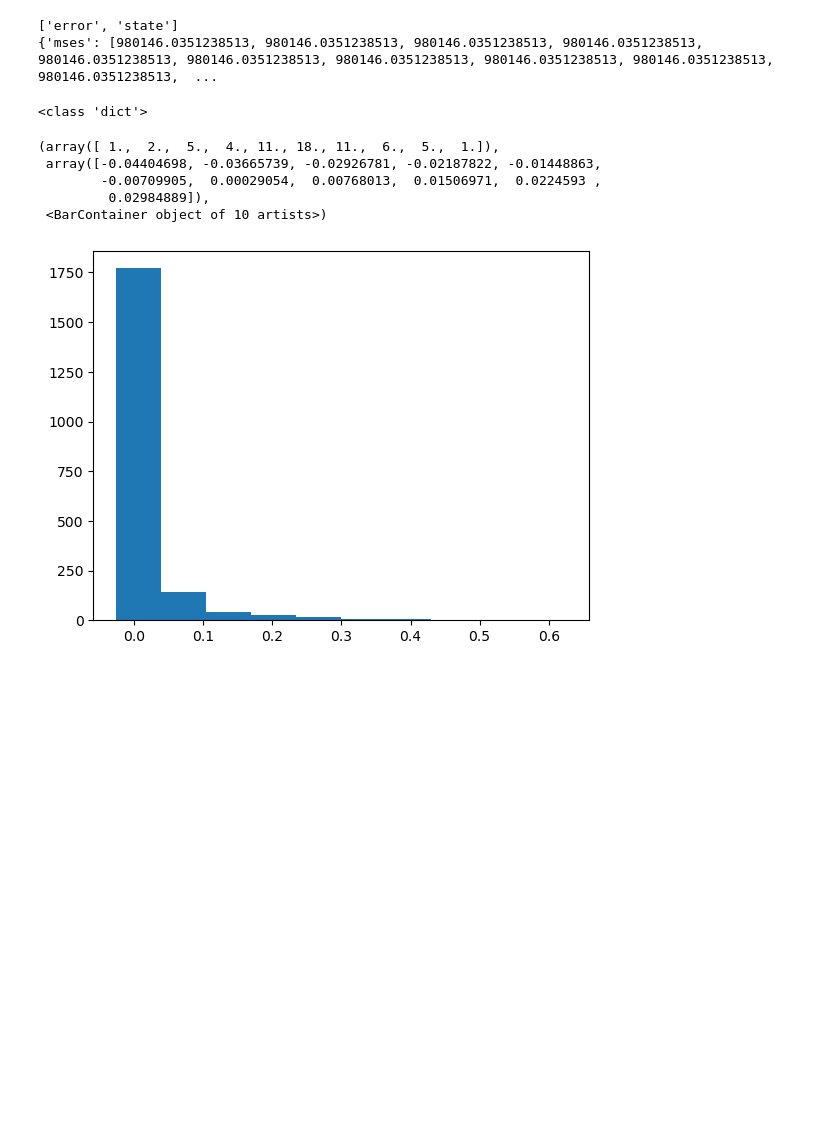
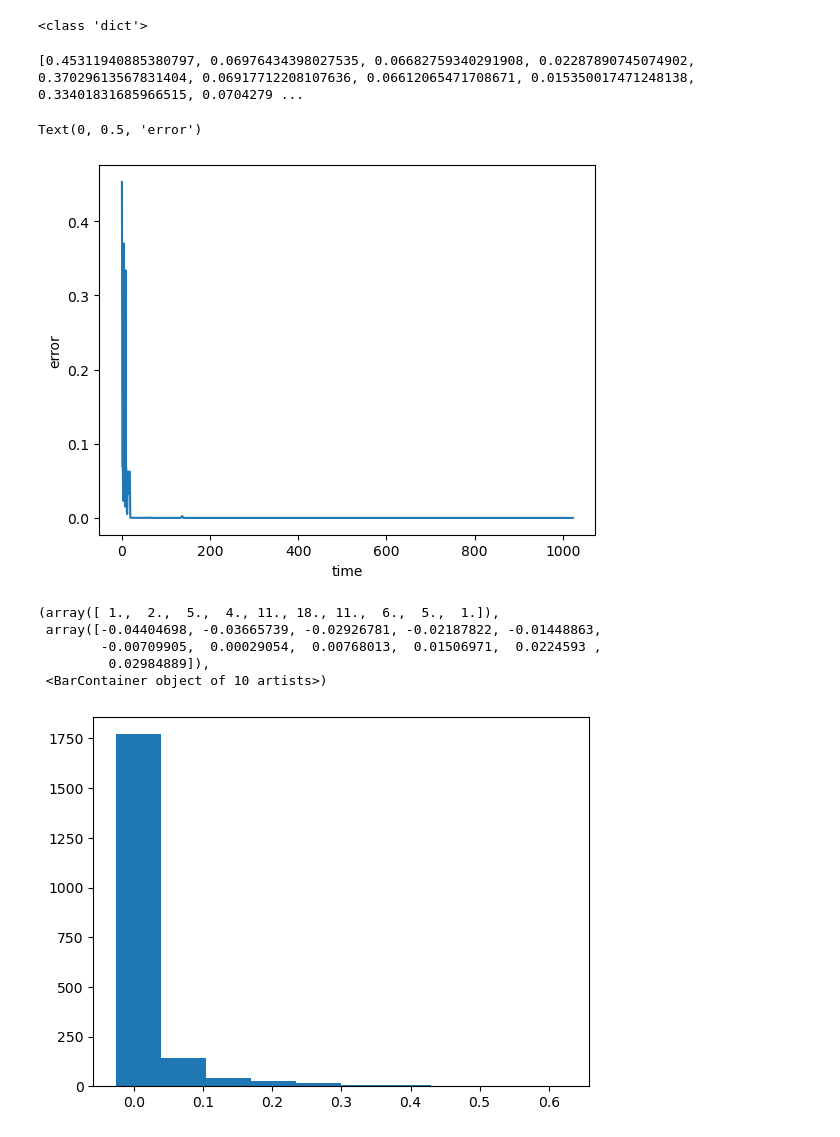
Before and after one commit to chnchg/sglass, a Jupyter notebook: src/read_npz.ipynb, the cells around one changed output. Cells and saved outputs as stored; diff of their text form; code cells hidden in the pictures; blank space fills up the shorter version.

```diff
--- a/src/read_npz.ipynb
+++ b/src/read_npz.ipynb
@@ -2,13 +2,6 @@
 import numpy as np
 import matplotlib.pyplot as plt
 import h5py
-# %%
-# data = np.load("data_result1.npz",allow_pickle=True)
-print(data.files)
-print(data['error'])
-# %% [output]
-['error', 'state']
-{'mses': [980146.0351238513, 980146.0351238513, 980146.0351238513, 980146.0351238513, 980146.0351238513, 980146.0351238513, 980146.0351238513, 980146.0351238513, 980146.0351238513, 980146.0351238513,  ...
 # %%
 data = np.load("data_result.npz",allow_pickle=True)
 # lst = data.files
@@ -20,6 +13,16 @@ state=data['state'][()]
 print(type(state))
 # %% [output]
 <class 'dict'>
+# %%
+error=data['error'][()]
+print(error['mses'])
+plt.plot(error['mses'])
+plt.xlabel('time')
+plt.ylabel('error')
+# %% [output]
+[0.45311940885380797, 0.06976434398027535, 0.06682759340291908, 0.02287890745074902, 0.37029613567831404, 0.06917712208107636, 0.06612065471708671, 0.015350017471248138, 0.33401831685966515, 0.0704279 ...
+Text(0, 0.5, 'error')
+[figure, added]
 # %%
 state['hjbest']
 h=state['hjbest'][:64]
```
Also changed, not shown: parts of 3 cells of this notebook.
